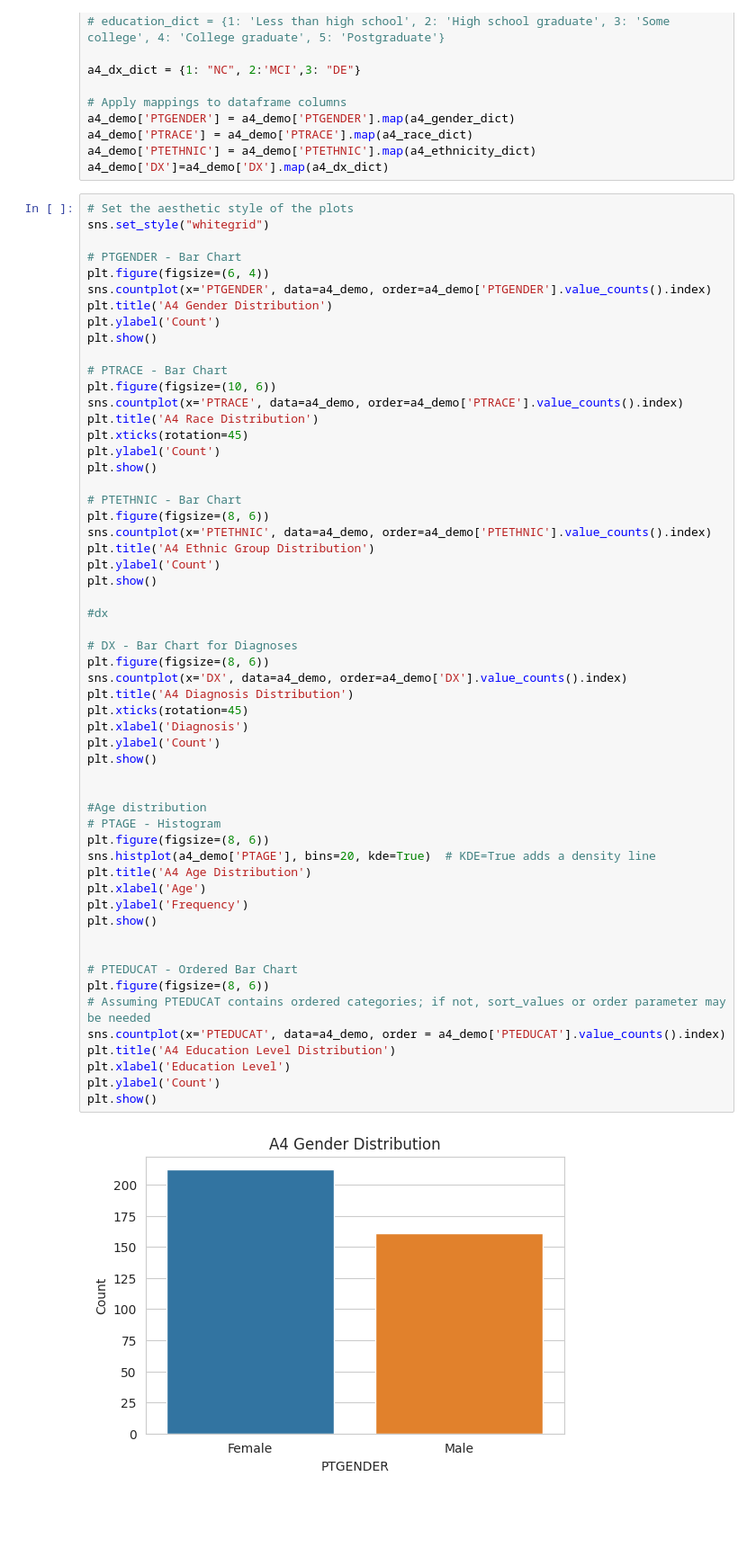
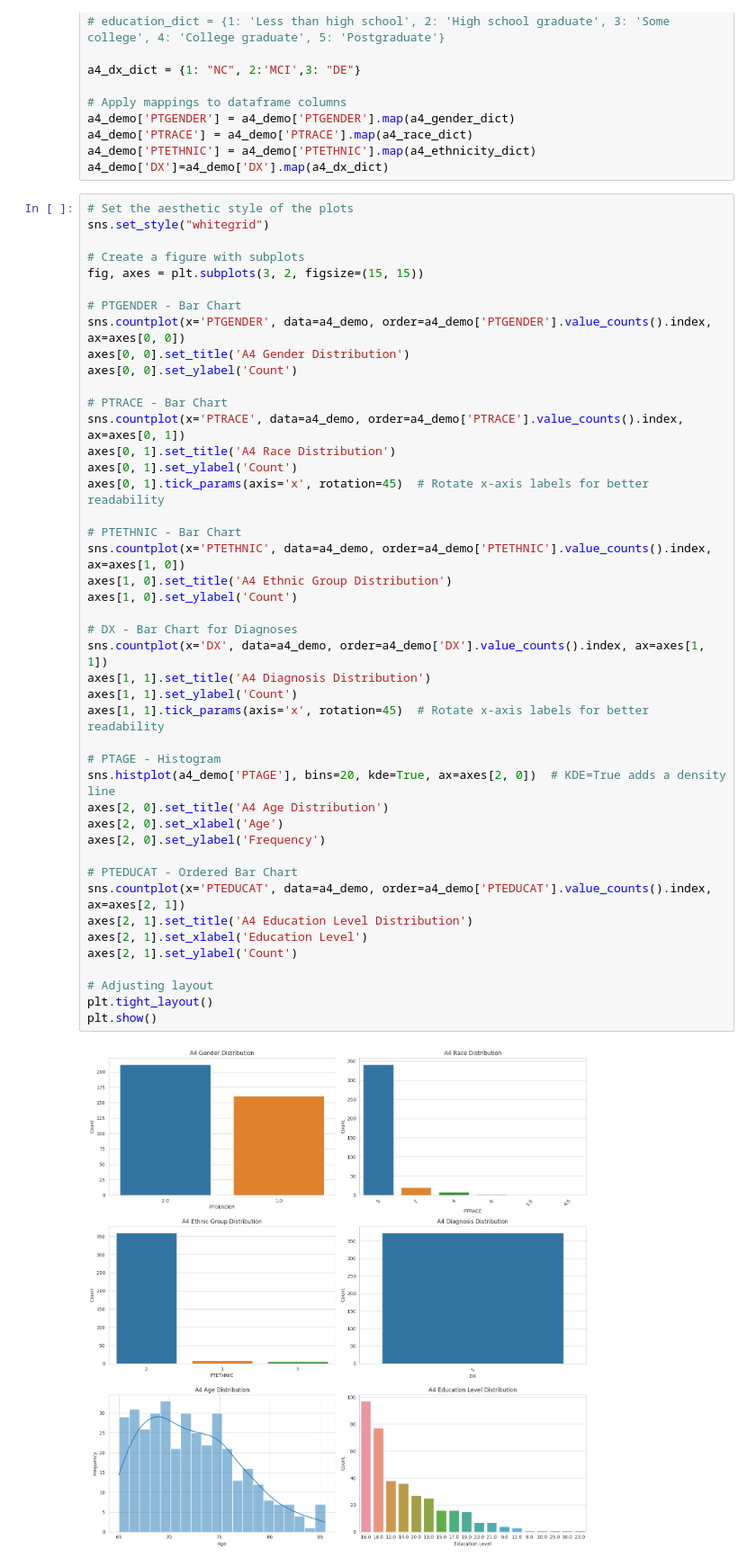
Before and after one commit to vkola-lab/jad2024, a Jupyter notebook: data_paths_and_cleaning/demo_figure_generator.ipynb, the cells around one changed output. Shown: that part at 90% size. Saved outputs shown, nothing was run; the diff lists cells and outputs as text; blank space fills up the shorter version.

```diff
--- a/data_paths_and_cleaning/demo_figure_generator.ipynb
+++ b/data_paths_and_cleaning/demo_figure_generator.ipynb
@@ -235,58 +218,46 @@ a4_demo['DX']=a4_demo['DX'].map(a4_dx_dict)
 # %%
 # Set the aesthetic style of the plots
 sns.set_style("whitegrid")
 
+# Create a figure with subplots
+fig, axes = plt.subplots(3, 2, figsize=(15, 15))
+
 # PTGENDER - Bar Chart
-plt.figure(figsize=(6, 4))
-sns.countplot(x='PTGENDER', data=a4_demo, order=a4_demo['PTGENDER'].value_counts().index)
-plt.title('A4 Gender Distribution')
-plt.ylabel('Count')
-plt.show()
+sns.countplot(x='PTGENDER', data=a4_demo, order=a4_demo['PTGENDER'].value_counts().index, ax=axes[0, 0])
+axes[0, 0].set_title('A4 Gender Distribution')
+axes[0, 0].set_ylabel('Count')
 
 # PTRACE - Bar Chart
-plt.figure(figsize=(10, 6))
-sns.countplot(x='PTRACE', data=a4_demo, order=a4_demo['PTRACE'].value_counts().index)
-plt.title('A4 Race Distribution')
-plt.xticks(rotation=45)
-plt.ylabel('Count')
-plt.show()
+sns.countplot(x='PTRACE', data=a4_demo, order=a4_demo['PTRACE'].value_counts().index, ax=axes[0, 1])
+axes[0, 1].set_title('A4 Race Distribution')
+axes[0, 1].set_ylabel('Count')
+axes[0, 1].tick_params(axis='x', rotation=45)  # Rotate x-axis labels for better readability
 
 # PTETHNIC - Bar Chart
-plt.figure(figsize=(8, 6))
-sns.countplot(x='PTETHNIC', data=a4_demo, order=a4_demo['PTETHNIC'].value_counts().index)
-plt.title('A4 Ethnic Group Distribution')
-plt.ylabel('Count')
-plt.show()
-
-#dx
+sns.countplot(x='PTETHNIC', data=a4_demo, order=a4_demo['PTETHNIC'].value_counts().index, ax=axes[1, 0])
+axes[1, 0].set_title('A4 Ethnic Group Distribution')
+axes[1, 0].set_ylabel('Count')
 
 # DX - Bar Chart for Diagnoses
-plt.figure(figsize=(8, 6))
-sns.countplot(x='DX', data=a4_demo, order=a4_demo['DX'].value_counts().index)
-plt.title('A4 Diagnosis Distribution')
-plt.xticks(rotation=45)
-plt.xlabel('Diagnosis')
-plt.ylabel('Count')
-plt.show()
+sns.countplot(x='DX', data=a4_demo, order=a4_demo['DX'].value_counts().index, ax=axes[1, 1])
+axes[1, 1].set_title('A4 Diagnosis Distribution')
+axes[1, 1].set_ylabel('Count')
+axes[1, 1].tick_params(axis='x', rotation=45)  # Rotate x-axis labels for better readability
 
-
-#Age distribution
 # PTAGE - Histogram
-plt.figure(figsize=(8, 6))
-sns.histplot(a4_demo['PTAGE'], bins=20, kde=True)  # KDE=True adds a density line
-plt.title('A4 Age Distribution')
-plt.xlabel('Age')
-plt.ylabel('Frequency')
-plt.show()
-
+sns.histplot(a4_demo['PTAGE'], bins=20, kde=True, ax=axes[2, 0])  # KDE=True adds a density line
+axes[2, 0].set_title('A4 Age Distribution')
+axes[2, 0].set_xlabel('Age')
+axes[2, 0].set_ylabel('Frequency')
 
 # PTEDUCAT - Ordered Bar Chart
-plt.figure(figsize=(8, 6))
-# Assuming PTEDUCAT contains ordered categories; if not, sort_values or order parameter may be needed
-sns.countplot(x='PTEDUCAT', data=a4_demo, order = a4_demo['PTEDUCAT'].value_counts().index)
-plt.title('A4 Education Level Distribution')
-plt.xlabel('Education Level')
-plt.ylabel('Count')
+sns.countplot(x='PTEDUCAT', data=a4_demo, order=a4_demo['PTEDUCAT'].value_counts().index, ax=axes[2, 1])
+axes[2, 1].set_title('A4 Education Level Distribution')
+axes[2, 1].set_xlabel('Education Level')
+axes[2, 1].set_ylabel('Count')
+
+# Adjusting layout
+plt.tight_layout()
 plt.show()
 # %% [output]
-[figure, old version]
+[figure, new version]
```
Also changed, not shown: parts of 7 cells of this notebook, 1 other file.
